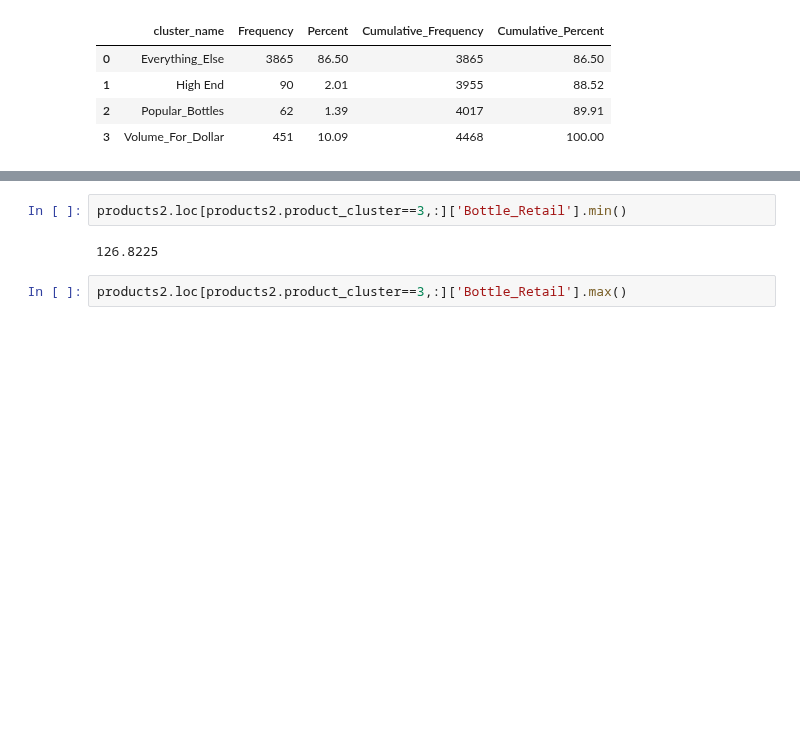
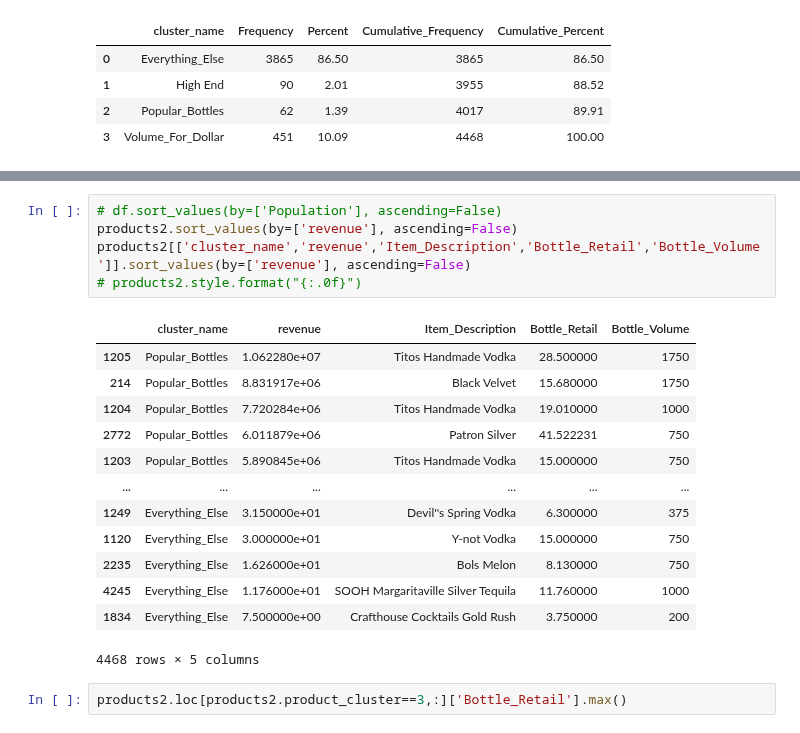
Before and after one commit to dgarbato/capstone, a Jupyter notebook: K means clustering of products includes Num_Stores_Selling.ipynb, the cells around one changed output, grey strips where cells are left out. Saved outputs shown, nothing was run; the diff lists cells and outputs as text; blank space fills up the shorter version.

```diff
--- a/K means clustering of products includes Num_Stores_Selling.ipynb
+++ b/K means clustering of products includes Num_Stores_Selling.ipynb
@@ -372,7 +391,22 @@ products2.groupby(['cluster_name']).agg({'revenue':['sum'],'Bottle_Volume':['nun
 # %%
-products2.loc[products2.product_cluster==3,:]['Bottle_Retail'].min()
+# df.sort_values(by=['Population'], ascending=False)
+products2.sort_values(by=['revenue'], ascending=False)
+products2[['cluster_name','revenue','Item_Description','Bottle_Retail','Bottle_Volume']].sort_values(by=['revenue'], ascending=False)
+# products2.style.format("{:.0f}")
 # %% [output]
+|  | cluster_name | revenue | Item_Description | Bottle_Retail | Bottle_Volume |
+| 1205 | Popular_Bottles | 1.062280e+07 | Titos Handmade Vodka | 28.500000 | 1750 |
+| 214 | Popular_Bottles | 8.831917e+06 | Black Velvet | 15.680000 | 1750 |
+| 1204 | Popular_Bottles | 7.720284e+06 | Titos Handmade Vodka | 19.010000 | 1000 |
+| 2772 | Popular_Bottles | 6.011879e+06 | Patron Silver | 41.522231 | 750 |
+| 1203 | Popular_Bottles | 5.890845e+06 | Titos Handmade Vodka | 15.000000 | 750 |
+| ... | ... | ... | ... | ... | ... |
+| 1249 | Everything_Else | 3.150000e+01 | Devil''s Spring Vodka | 6.300000 | 375 |
+| 1120 | Everything_Else | 3.000000e+01 | Y-not Vodka | 15.000000 | 750 |
+| 2235 | Everything_Else | 1.626000e+01 | Bols Melon | 8.130000 | 750 |
+| 4245 | Everything_Else | 1.176000e+01 | SOOH Margaritaville Silver Tequila | 11.760000 | 1000 |
+| 1834 | Everything_Else | 7.500000e+00 | Crafthouse Cocktails Gold Rush | 3.750000 | 200 |
-126.8225
+4468 rows × 5 columns
 # %%
 products2.loc[products2.product_cluster==3,:]['Bottle_Retail'].max()
 # %% [output]
```
Also changed, not shown: parts of 4 cells of this notebook, 3 other files.
